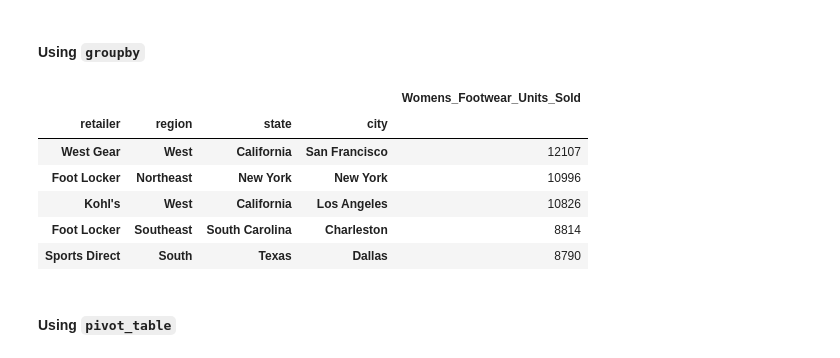
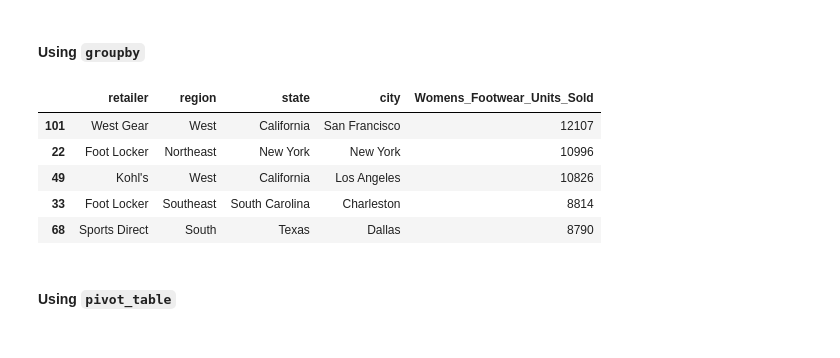
Before and after one commit to cscheese/athletic_sales_analysis, a Jupyter notebook: athletic_sales_analysis.ipynb, the cells around one changed output. Cells and saved outputs as stored; diff of their text form; code cells hidden in the pictures.

```diff
--- a/athletic_sales_analysis.ipynb
+++ b/athletic_sales_analysis.ipynb
@@ -101,8 +101,11 @@ memory usage: 782.6+ KB
 # %% [markdown]
 #### Combine the sales data by rows.
 # %%
-# Combine the 2020 and 2021 sales DataFrames on the rows and reset the index.
-combined_sales = pd.concat([sales_2020, sales_2021], ignore_index = True)
+# Combine the 2020 and 2021 sales DataFrames using an inner join and reset the index.
+combined_sales = pd.concat([sales_2020, sales_2021], axis=0, join='inner', ignore_index=True)
+combined_sales.reset_index(drop=True, inplace=True)
+
+# Display the first 5 rows and last 5 rows of the combined DataFrame.
 display(combined_sales.head(5))
 display(combined_sales.tail(5))
 # %% [output]
@@ -329,0 +332,8 @@ total_sales_region_state_city.head(5)
+# %%
+# Filter the sales data to get the women's athletic footwear sales data.
+df = combined_sales
+#womens_footwear = combined_sales.loc[product['product'] == "Women's Athletic Footwear"]
+womens_footwear = df[df['product'].str.contains("Women's Athletic Footwear")]
+womens_footwear
+
+# I used a combination of Expert and prior code and my own trouble shooting for this code
@@ -331,17 +355,23 @@ total_sales_region_state_city.head(5)
 #### Using `groupby`
 # %%
 # Show the total number of women's athletic footwear sold for each retailer, region, state, and city.
+df = womens_footwear
+sales_region_state_city = womens_footwear.groupby(['retailer','region', 'state','city'])['units_sold'].sum().reset_index()
+
 # Rename the "units_sold" column to "Womens_Footwear_Units_Sold"
-
+sales_region_state_city.rename(columns={'units_sold': 'Womens_Footwear_Units_Sold'}, inplace=True)
+womens_footwear_sales_by_retailer_region_state_city = sales_region_state_city.sort_values(by='Womens_Footwear_Units_Sold', ascending=False)
 
 # Show the top 5 results.
+womens_footwear_sales_by_retailer_region_state_city.head(5)
+
+# I generated this code by copying and pasting similar code from above in #4 and revising it.
 # %% [output]
-|  |  |  |  | Womens_Footwear_Units_Sold |
-| retailer | region | state | city |  |
-| West Gear | West | California | San Francisco | 12107 |
-| Foot Locker | Northeast | New York | New York | 10996 |
-| Kohl's | West | California | Los Angeles | 10826 |
-| Foot Locker | Southeast | South Carolina | Charleston | 8814 |
-| Sports Direct | South | Texas | Dallas | 8790 |
+|  | retailer | region | state | city | Womens_Footwear_Units_Sold |
+| 101 | West Gear | West | California | San Francisco | 12107 |
+| 22 | Foot Locker | Northeast | New York | New York | 10996 |
+| 49 | Kohl's | West | California | Los Angeles | 10826 |
+| 33 | Foot Locker | Southeast | South Carolina | Charleston | 8814 |
+| 68 | Sports Direct | South | Texas | Dallas | 8790 |
 # %% [markdown]
 #### Using `pivot_table`
```
Also changed, not shown: parts of 17 cells of this notebook, 1 other file.
